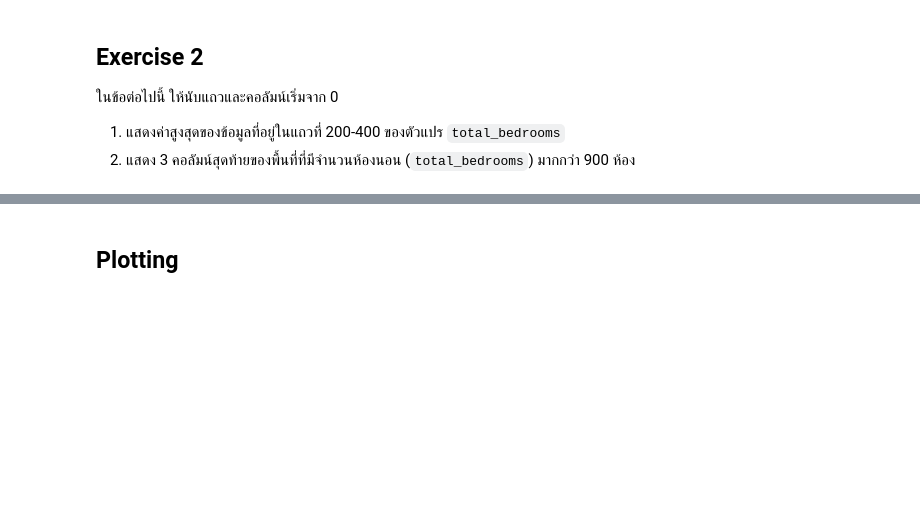
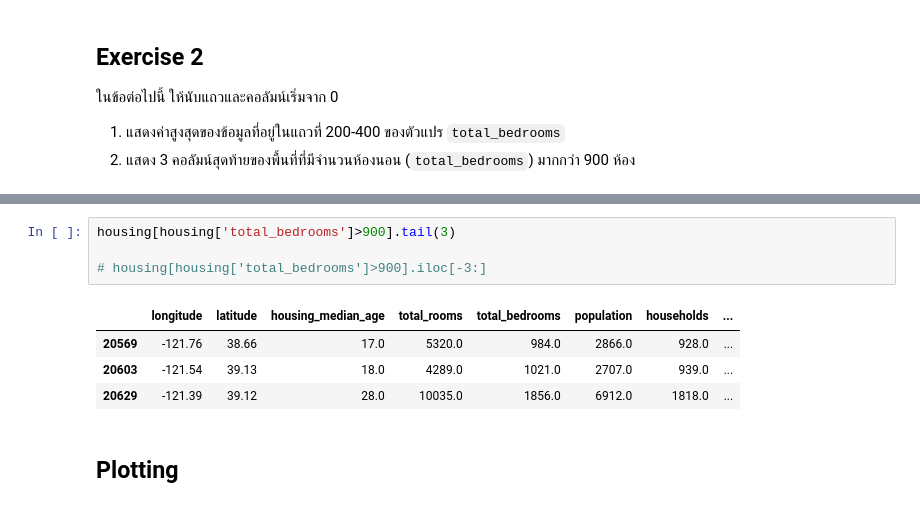
Before and after one commit to Po743/229352-StatisticalLearning, a Jupyter notebook: 1Copy_of_229351_LAB01.ipynb, the cells around one changed output, grey strips where cells are left out. Cells and saved outputs as stored; diff of their text form; blank space fills up the shorter version.

```diff
--- a/1Copy_of_229351_LAB01.ipynb
+++ b/1Copy_of_229351_LAB01.ipynb
@@ -148,3 +228,12 @@ housing[housing['total_bedrooms']>= 200]
+# %%
+housing[housing['total_bedrooms']>900].tail(3)
+
+# housing[housing['total_bedrooms']>900].iloc[-3:]
+# %% [output]
+|  | longitude | latitude | housing_median_age | total_rooms | total_bedrooms | population | households | ... |
+| 20569 | -121.76 | 38.66 | 17.0 | 5320.0 | 984.0 | 2866.0 | 928.0 | ... |
+| 20603 | -121.54 | 39.13 | 18.0 | 4289.0 | 1021.0 | 2707.0 | 939.0 | ... |
+| 20629 | -121.39 | 39.12 | 28.0 | 10035.0 | 1856.0 | 6912.0 | 1818.0 | ... |
 # %% [markdown]
 ## Plotting
 # %%
```
Also changed, not shown: parts of 16 cells of this notebook.
